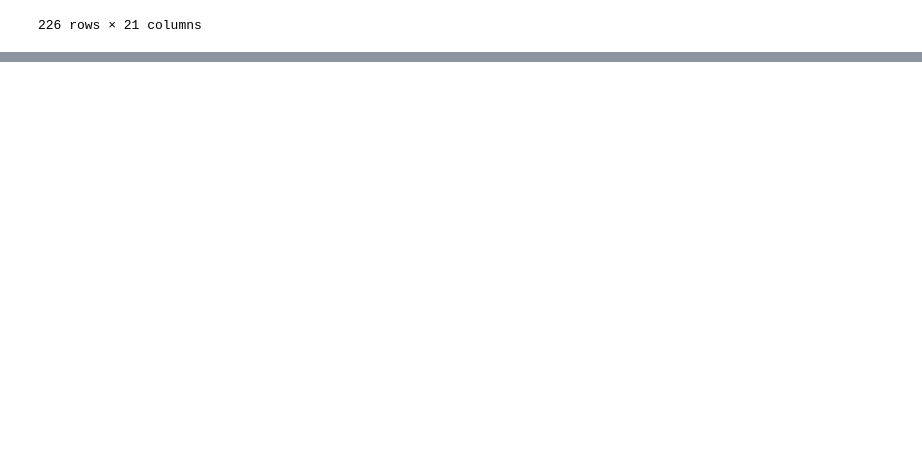
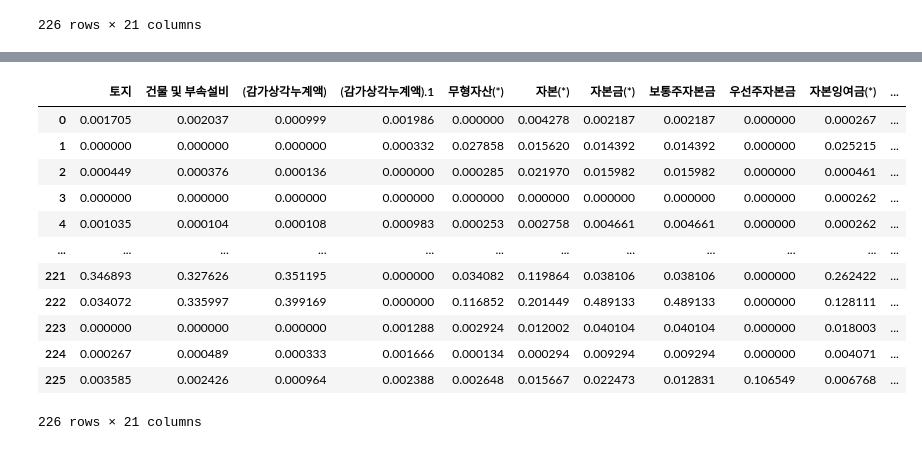
Before and after one commit to Ash-Stat/An-Si-Hyun, a Jupyter notebook: 무슨일이조_데이터정제.ipynb, the cells around one changed output, grey strips where cells are left out. Drawn from its saved outputs; the diff is of its cells as text; code cells hidden in the pictures; blank space fills up the shorter version.

```diff
--- a/무슨일이조_데이터정제.ipynb
+++ b/무슨일이조_데이터정제.ipynb
@@ -1757,0 +1786,19 @@ x_data
+# %%
+Scaler=MinMaxScaler()
+x_scale=pd.DataFrame(Scaler.fit_transform(x_data))
+x_scale.columns=x_data.columns
+x_scale
+# %% [output]
+|  | 토지 | 건물 및 부속설비 | (감가상각누계액) | (감가상각누계액).1 | 무형자산(*) | 자본(*) | 자본금(*) | 보통주자본금 | 우선주자본금 | 자본잉여금(*) | ... |
+| 0 | 0.001705 | 0.002037 | 0.000999 | 0.001986 | 0.000000 | 0.004278 | 0.002187 | 0.002187 | 0.000000 | 0.000267 | ... |
+| 1 | 0.000000 | 0.000000 | 0.000000 | 0.000332 | 0.027858 | 0.015620 | 0.014392 | 0.014392 | 0.000000 | 0.025215 | ... |
+| 2 | 0.000449 | 0.000376 | 0.000136 | 0.000000 | 0.000285 | 0.021970 | 0.015982 | 0.015982 | 0.000000 | 0.000461 | ... |
+| 3 | 0.000000 | 0.000000 | 0.000000 | 0.000000 | 0.000000 | 0.000000 | 0.000000 | 0.000000 | 0.000000 | 0.000262 | ... |
+| 4 | 0.001035 | 0.000104 | 0.000108 | 0.000983 | 0.000253 | 0.002758 | 0.004661 | 0.004661 | 0.000000 | 0.000262 | ... |
+| ... | ... | ... | ... | ... | ... | ... | ... | ... | ... | ... | ... |
+| 221 | 0.346893 | 0.327626 | 0.351195 | 0.000000 | 0.034082 | 0.119864 | 0.038106 | 0.038106 | 0.000000 | 0.262422 | ... |
+| 222 | 0.034072 | 0.335997 | 0.399169 | 0.000000 | 0.116852 | 0.201449 | 0.489133 | 0.489133 | 0.000000 | 0.128111 | ... |
+| 223 | 0.000000 | 0.000000 | 0.000000 | 0.001288 | 0.002924 | 0.012002 | 0.040104 | 0.040104 | 0.000000 | 0.018003 | ... |
+| 224 | 0.000267 | 0.000489 | 0.000333 | 0.001666 | 0.000134 | 0.000294 | 0.009294 | 0.009294 | 0.000000 | 0.004071 | ... |
+| 225 | 0.003585 | 0.002426 | 0.000964 | 0.002388 | 0.002648 | 0.015667 | 0.022473 | 0.012831 | 0.106549 | 0.006768 | ... |
+226 rows × 21 columns
```
Also changed, not shown: parts of 13 cells of this notebook.
